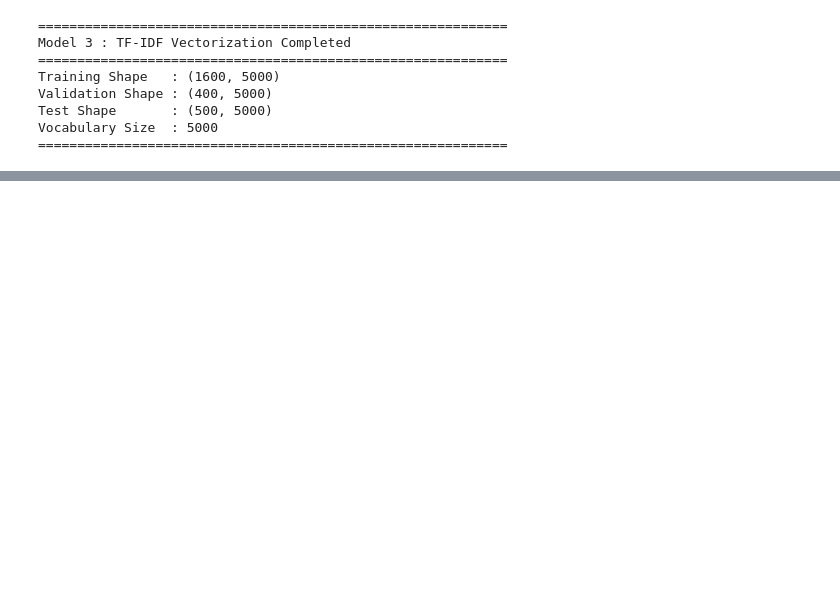
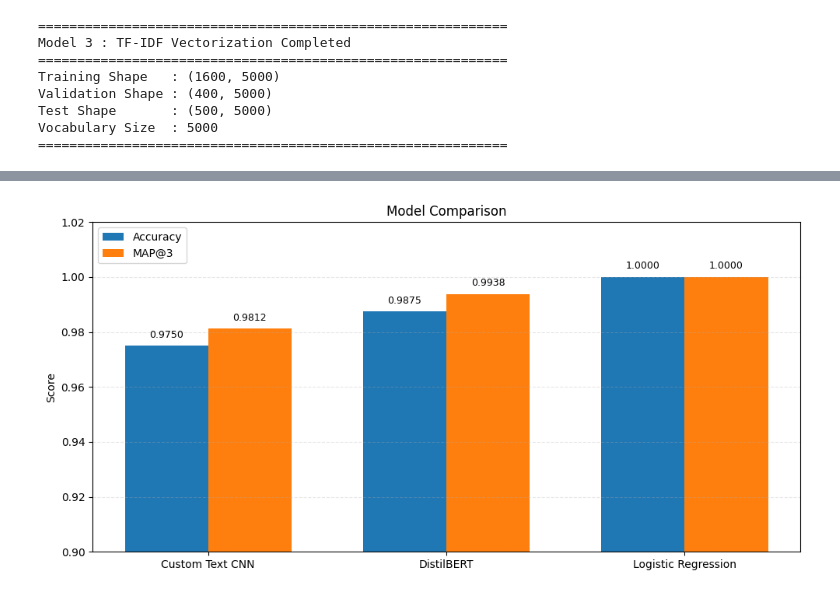
Before and after one commit to rajeevpatel090/dl-23f3002112-notebook-t22026, a Jupyter notebook: notebooks/dl-23f3002112-notebook-t22026.ipynb, the cells around one changed output, grey strips where cells are left out. Drawn from its saved outputs; the diff is of its cells as text; code cells hidden in the pictures; blank space fills up the shorter version.

```diff
--- a/notebooks/dl-23f3002112-notebook-t22026.ipynb
+++ b/notebooks/dl-23f3002112-notebook-t22026.ipynb
@@ -1325 +1328,63 @@ Model Comparison Table:
 | 2 | Logistic Regression (TF-IDF) | Classical ML | 1.0000 | 1.00000 |
+# %%
+import matplotlib.pyplot as plt
+import numpy as np
+
+# Model Comparison Graph
+
+models = [
+    "Custom Text CNN",
+    "DistilBERT",
+    "Logistic Regression"
+]
+
+accuracy = [
+    model1_accuracy,
+    model2_accuracy,
+    model3_accuracy
+]
+
+map3 = [
+    model1_map3,
+    model2_map3,
+    model3_map3
+]
+
+x = np.arange(len(models))
+width = 0.35
+
+plt.figure(figsize=(10,5))
+
+bars1 = plt.bar(x - width/2, accuracy, width, label="Accuracy")
+bars2 = plt.bar(x + width/2, map3, width, label="MAP@3")
+
+plt.xticks(x, models)
+plt.ylabel("Score")
+plt.ylim(0.90, 1.02)
+plt.title("Model Comparison")
+plt.legend()
+
+# Display values on bars
+for bar in bars1:
+    plt.text(
+        bar.get_x() + bar.get_width()/2,
+        bar.get_height() + 0.003,
+        f"{bar.get_height():.4f}",
+        ha="center",
+        fontsize=9
+    )
+
+for bar in bars2:
+    plt.text(
+        bar.get_x() + bar.get_width()/2,
+        bar.get_height() + 0.003,
+        f"{bar.get_height():.4f}",
+        ha="center",
+        fontsize=9
+    )
+
+plt.grid(axis="y", linestyle="--", alpha=0.3)
+plt.tight_layout()
+plt.show()
+# %% [output]
+[figure, added]
```
Also changed, not shown: parts of 9 cells of this notebook.
